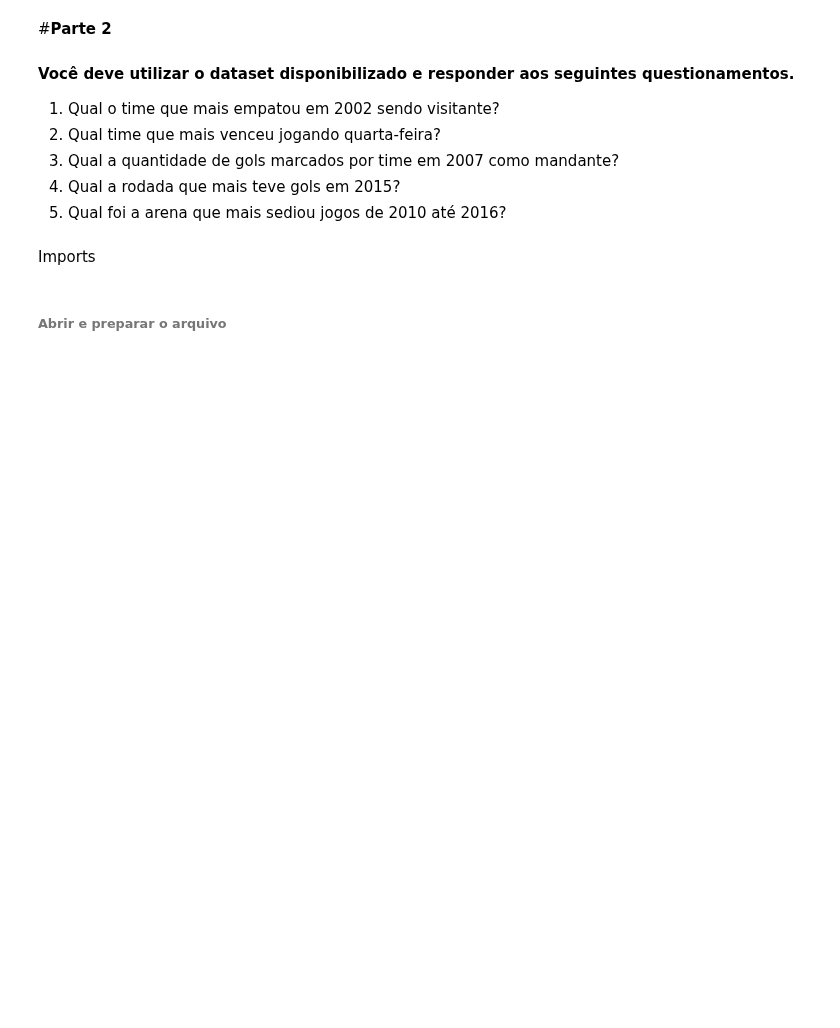
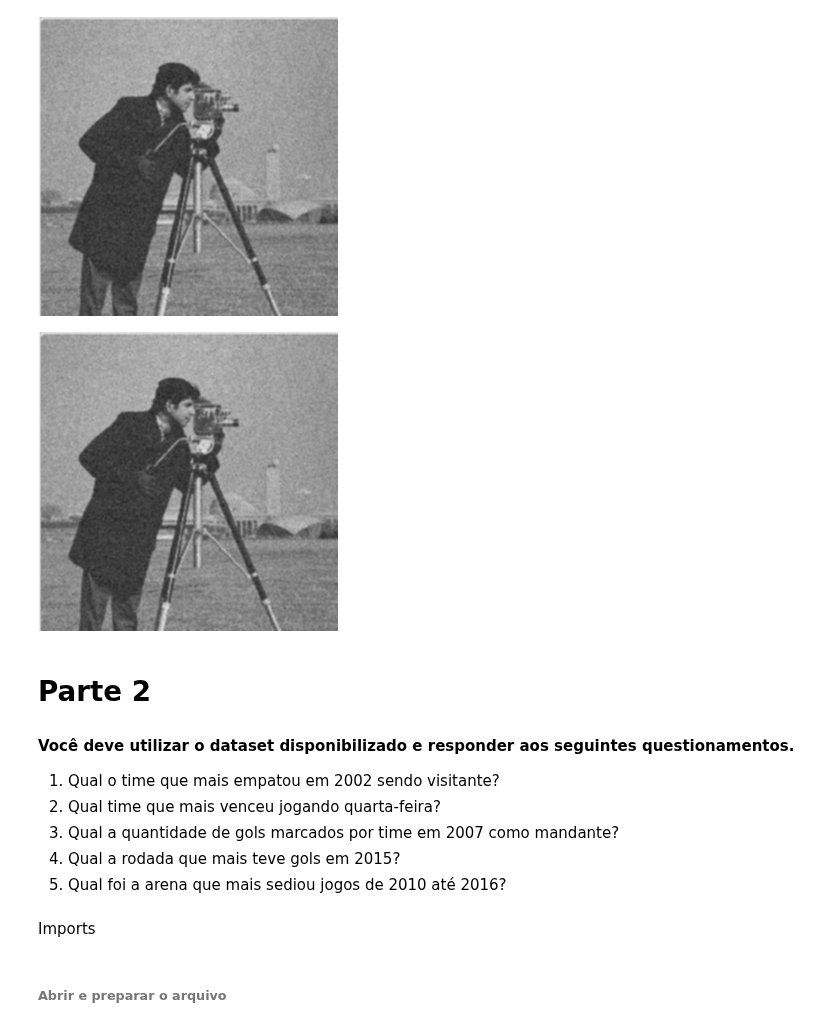
Before and after one commit to AlexsonT/Growdev, a Jupyter notebook: Trabalho_Final.ipynb, the cells around one changed output. Cells and saved outputs as stored; diff of their text form; code cells hidden in the pictures; blank space fills up the shorter version.

```diff
--- a/Trabalho_Final.ipynb
+++ b/Trabalho_Final.ipynb
@@ -3,5 +22,16 @@
+# %%
+kernel = np.array([[1, 2, 1], [2, 4, 2], [1, 2, 1]])/16
+filter2D = cv2.filter2D(img,-1, kernel)
+
+gausiano = cv2.GaussianBlur(img, (3, 3), 0)
+
+cv2_imshow(filter2D)
+cv2_imshow(gausiano)
+# %% [output]
+[figure, added]
+[figure, added]
 # %% [markdown]
-#**Parte 2**
+# **Parte 2**
 #### **Você deve utilizar o dataset disponibilizado e responder aos seguintes questionamentos.**
 1. Qual o time que mais empatou em 2002 sendo visitante?
 2. Qual time que mais venceu jogando quarta-feira?
```
Also changed, not shown: parts of 5 cells of this notebook.
